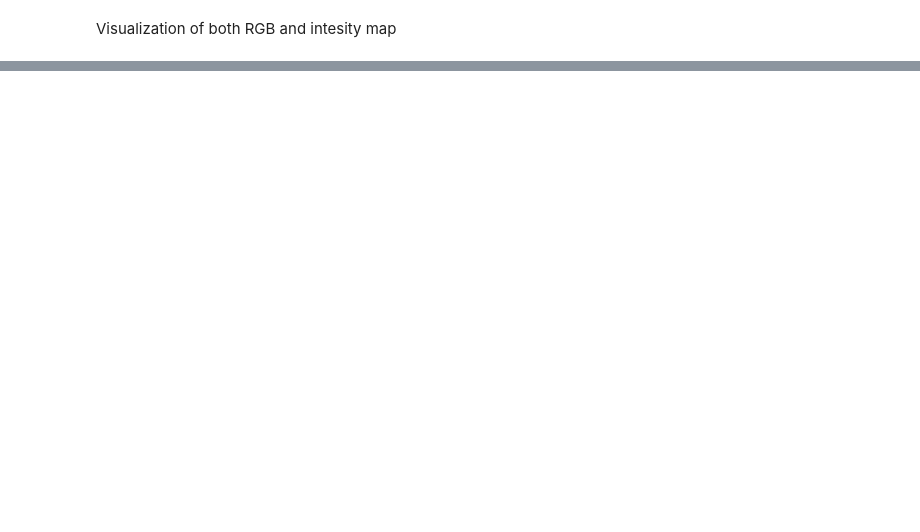
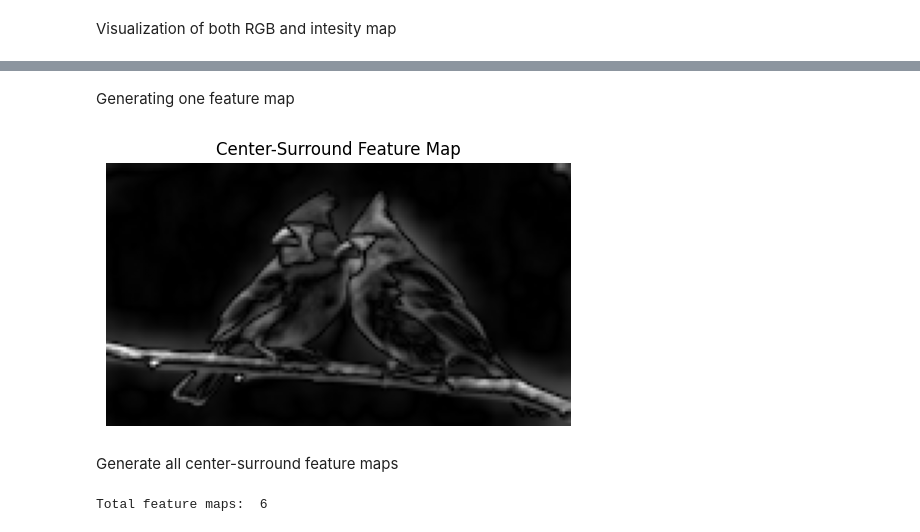
Before and after one commit to suparnah/metacognitive-attention, a Jupyter notebook: Notebooks/saliency_map.ipynb, the cells around one changed output, grey strips where cells are left out. Cells and saved outputs as stored; diff of their text form; code cells hidden in the pictures; blank space fills up the shorter version.

```diff
--- a/Notebooks/saliency_map.ipynb
+++ b/Notebooks/saliency_map.ipynb
@@ -46,0 +88,54 @@ plt.show()
+# %%
+def center_surround_diff(pyramid, c, s):
+  center = pyramid[c]
+  surround = pyramid[s]
+
+  # resize surround to center size
+  surround_resized = cv2.resize(
+      surround,
+      (center.shape[1], center.shape[0]),
+      interpolation=cv2.INTER_LINEAR
+  )
+
+  diff = cv2.absdiff(center, surround_resized)
+
+  return diff
+# %% [markdown]
+Generating one feature map
+# %%
+feature_map = center_surround_diff(
+    intensity_pyramid,
+    c=2,
+    s=5
+)
+
+plt.figure(figsize=(6,6))
+plt.imshow(feature_map, cmap='gray')
+plt.title("Center-Surround Feature Map")
+plt.axis("off")
+plt.show()
+# %% [output]
+[figure, added]
+# %% [markdown]
+Generate all center-surround feature maps
+# %%
+feature_maps = []
+
+center_scales = [2, 3, 4]
+delta_scales = [3, 4]
+
+for c in center_scales:
+  for delta in delta_scales:
+    s = c + delta
+
+    fmap = center_surround_diff(
+        intensity_pyramid,
+        c = c,
+        s = s
+    )
+
+    feature_maps.append(fmap)
+
+print("Total feature maps: ", len(feature_maps))
+# %% [output]
+Total feature maps:  6
```
Also changed, not shown: parts of 19 cells of this notebook.
